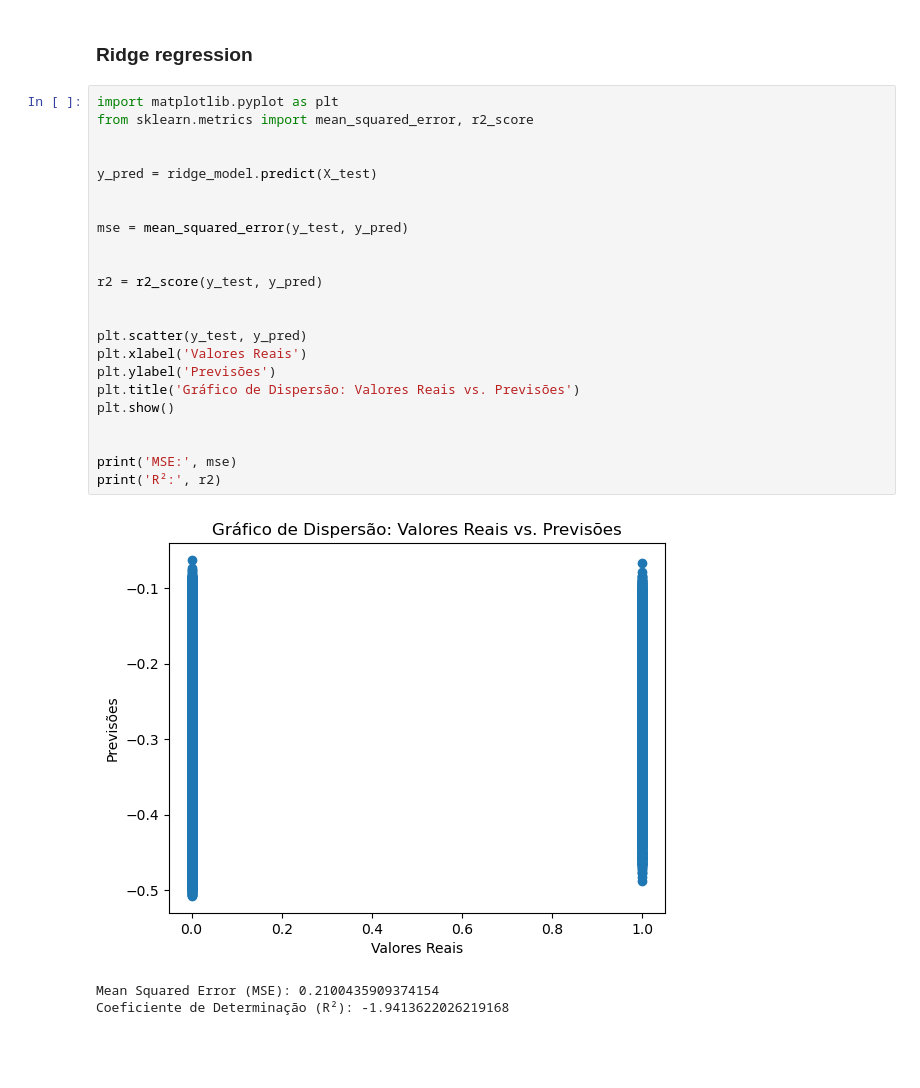
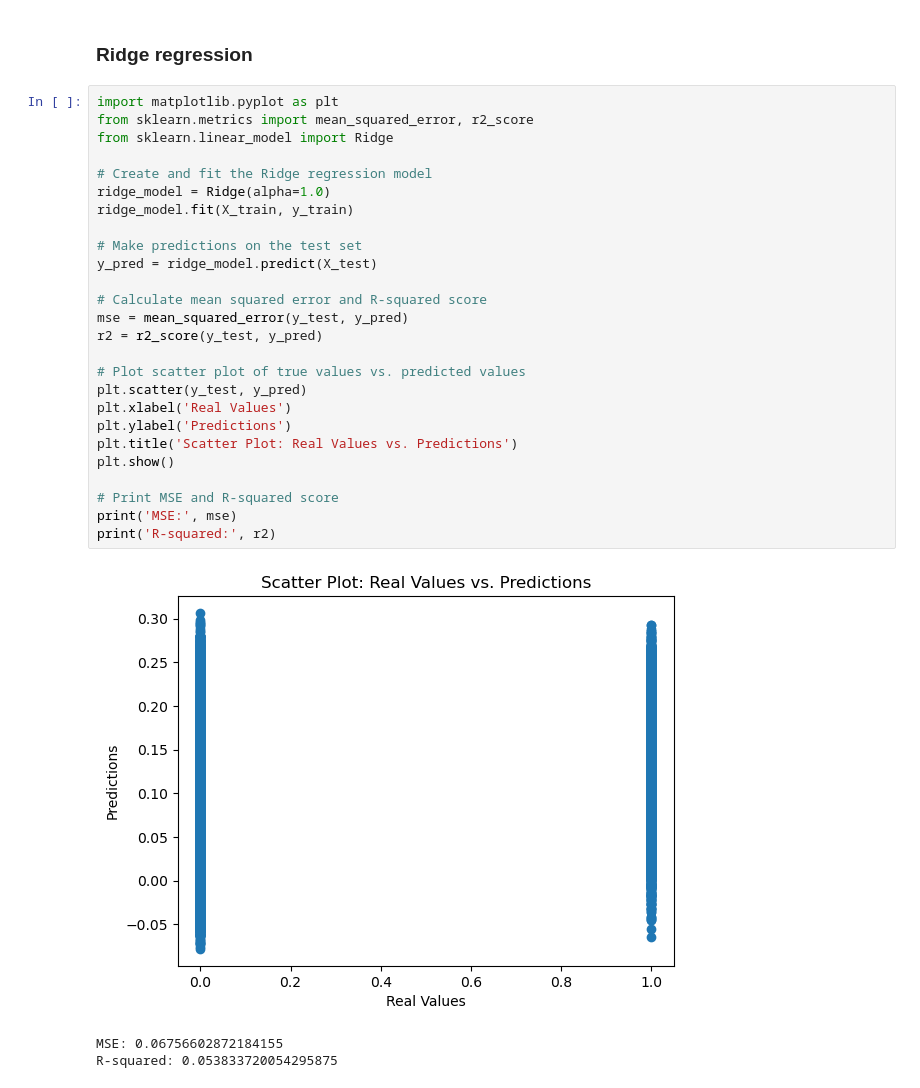
Before and after one commit to rlmrezende/Loan-Default-Prediction, a Jupyter notebook: Loan Defaulter.ipynb, the cells around one changed output. Drawn from its saved outputs; the diff is of its cells as text; blank space fills up the shorter version.

```diff
--- a/Loan Defaulter.ipynb
+++ b/Loan Defaulter.ipynb
@@ -585,27 +585,30 @@ AUC-ROC: 0.7295275735037018
 # %%
 import matplotlib.pyplot as plt
 from sklearn.metrics import mean_squared_error, r2_score
+from sklearn.linear_model import Ridge
 
+# Create and fit the Ridge regression model
+ridge_model = Ridge(alpha=1.0)
+ridge_model.fit(X_train, y_train)
 
+# Make predictions on the test set
 y_pred = ridge_model.predict(X_test)
 
-
+# Calculate mean squared error and R-squared score
 mse = mean_squared_error(y_test, y_pred)
-
-
 r2 = r2_score(y_test, y_pred)
 
-
+# Plot scatter plot of true values vs. predicted values
 plt.scatter(y_test, y_pred)
-plt.xlabel('Valores Reais')
-plt.ylabel('Previsões')
-plt.title('Gráfico de Dispersão: Valores Reais vs. Previsões')
+plt.xlabel('Real Values')
+plt.ylabel('Predictions')
+plt.title('Scatter Plot: Real Values vs. Predictions')
 plt.show()
 
-
+# Print MSE and R-squared score
 print('MSE:', mse)
-print('R²:', r2)
+print('R-squared:', r2)
 # %% [output]
-[figure, old version]
+[figure, new version]
-Mean Squared Error (MSE): 0.2100435909374154
-Coeficiente de Determinação (R²): -1.9413622026219168
+MSE: 0.06756602872184155
+R-squared: 0.053833720054295875
```
Also changed, not shown: parts of 3 cells of this notebook.
